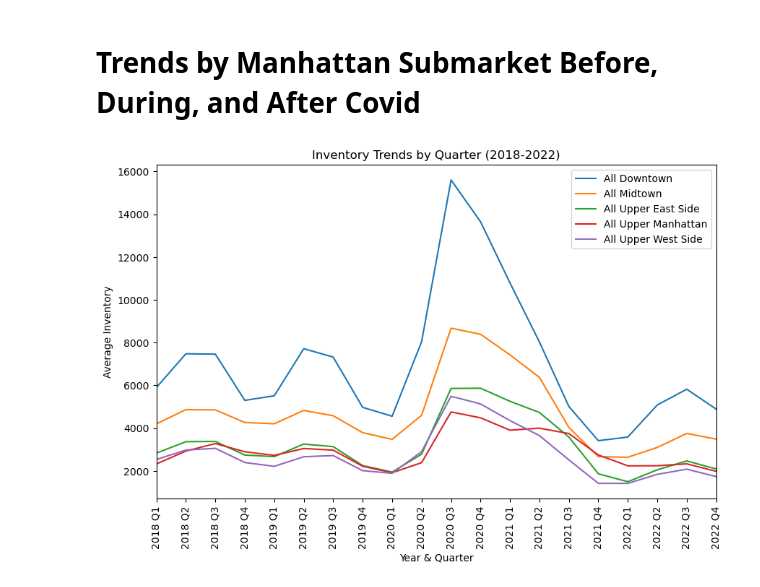
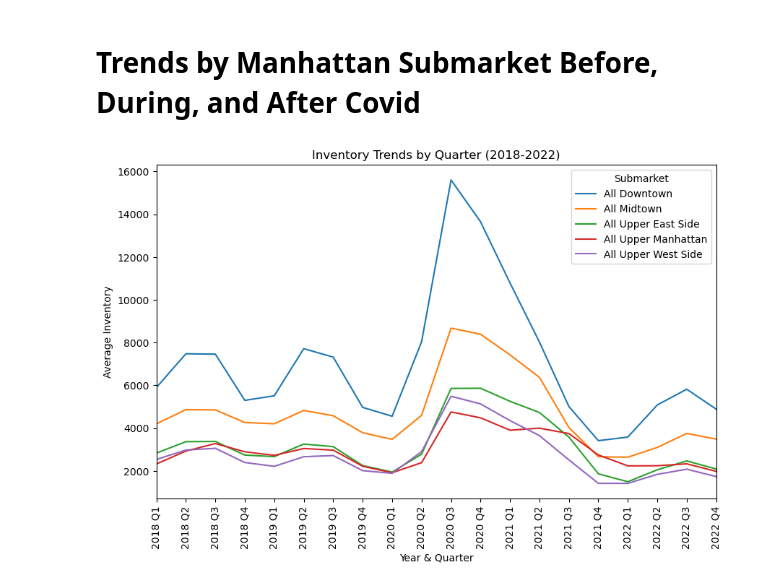
Before and after one commit to munozjon/NYC-Real-Estate-Trends, a Jupyter notebook: Data/NYC_Rent_Inventory_Jonathan.ipynb, the cells around one changed output. Drawn from its saved outputs; the diff is of its cells as text; code cells hidden in the pictures.

Commit message:
Completed analysis of line chart on NYC_Rent_Inventory_Jonathan

```diff
--- a/Data/NYC_Rent_Inventory_Jonathan.ipynb
+++ b/Data/NYC_Rent_Inventory_Jonathan.ipynb
@@ -355,26 +351,26 @@ manhattan_submarkets['Quarter'] = manhattan_submarkets['Date'].dt.quarter
 manhattan_submarkets['Year_Quarter'] = manhattan_submarkets['Year'].astype(str) + ' Q' + manhattan_submarkets['Quarter'].astype(str)
 # %%
 # Group the DataFrame by quarter and get the average inventory
-man_sub_group = manhattan_submarkets.groupby(['Year_Quarter', 'areaName'], as_index=True).mean('Inventory').reset_index()
-man_sub_pivot = man_sub_group.pivot(index='Year_Quarter', columns='areaName', values='Inventory')
+sub_group = manhattan_submarkets.groupby(['Year_Quarter', 'areaName'], as_index=True).mean('Inventory').reset_index()
+sub_pivot = sub_group.pivot(index='Year_Quarter', columns='areaName', values='Inventory')
 
 # Set x-axis ticks
-x_axis = [i for i in range(len(man_sub_pivot.index))]
+x_axis = [i for i in range(len(sub_pivot.index))]
 
 # Plotting data
-man_sub_pivot.plot(figsize=(10, 6))
+sub_pivot.plot(figsize=(10, 6))
 
 plt.ylabel('Average Inventory')
 plt.xlabel('Year & Quarter')
 plt.xticks(x_axis, man_sub_pivot.index, rotation='vertical')
 plt.xlim(0, 19)
-plt.legend(loc='upper right')
+plt.legend(title='Submarket', loc='upper right')
 plt.title('Inventory Trends by Quarter (2018-2022)')
 
 # Display data
 plt.show()
 # %% [output]
-[figure, old version]
+[figure, new version]
 # %% [markdown]
 ## Analysis and Conclusion
 
```
Also changed, not shown: parts of 3 cells of this notebook, 2 other files.
